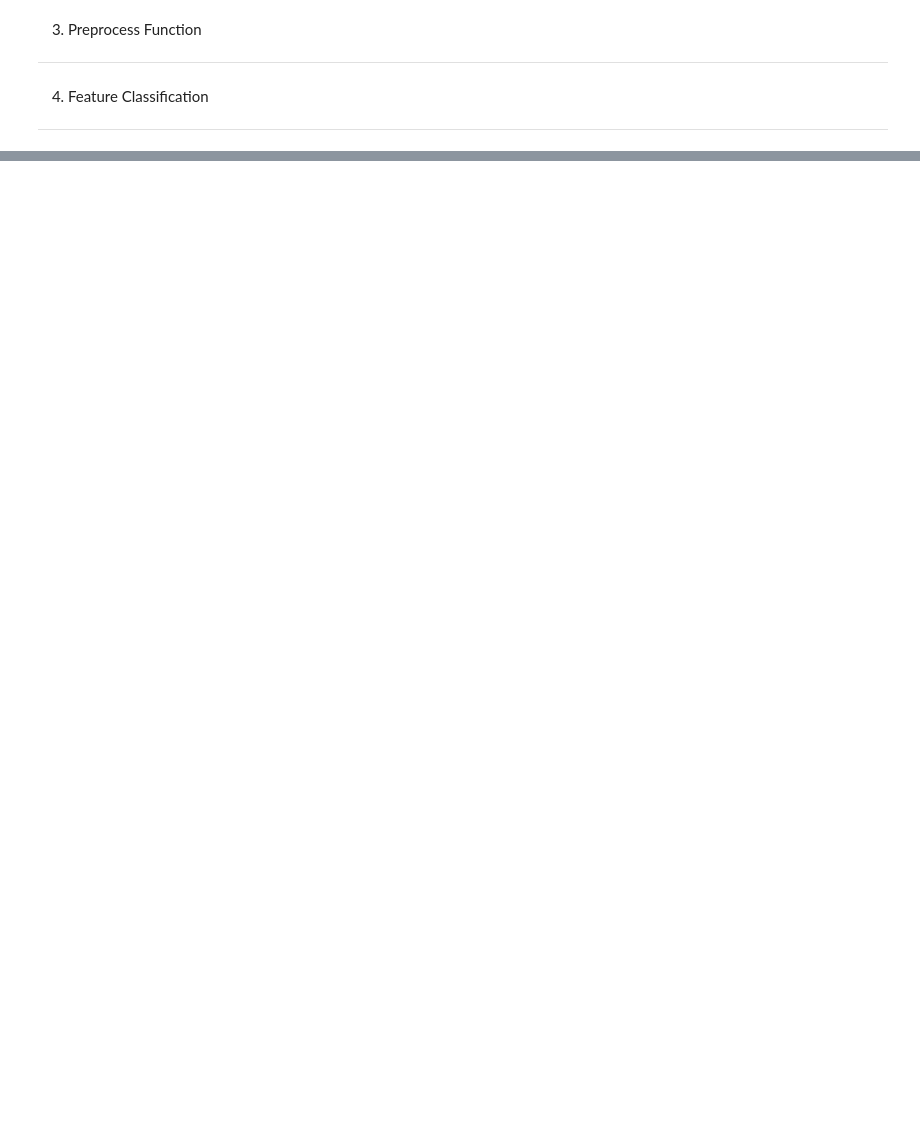
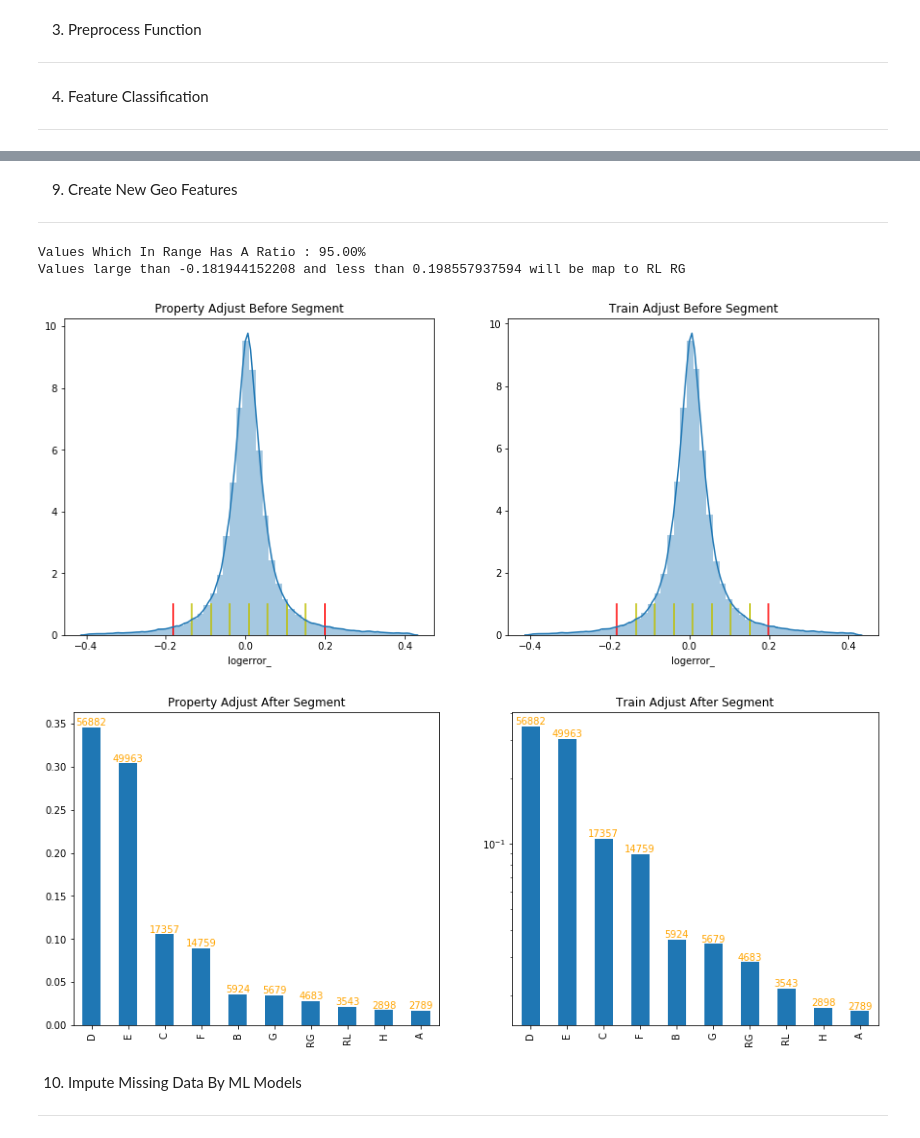
Before and after one commit to aeloyq/BerkeleyRemoteLab, a Jupyter notebook: Zillow/DataPreprocess.ipynb, the cells around one changed output, grey strips where cells are left out. Cells and saved outputs as stored; diff of their text form; code cells hidden in the pictures; blank space fills up the shorter version.

```diff
--- a/Zillow/DataPreprocess.ipynb
+++ b/Zillow/DataPreprocess.ipynb
@@ -685,0 +543,3 @@ data_norm.to_csv('./Data/prop_norm.csv')
+# %% [markdown]
+9. Create New Geo Features
+-----------------------------
@@ -685,0 +555,32 @@ data_norm.to_csv('./Data/prop_norm.csv')
+# %%
+location_num=preprocessing.StandardScaler().fit_transform(location_num).astype('float32')
+# %%
+location_x=np.concatenate([location_cat,location_num],1)
+location_x=location_x.astype('float32')
+# %%
+location_x_pca=pd.DataFrame(decomposition.PCA().fit_transform(location_x)[:,:2],columns=['clusterlocation_pca_0','clusterlocation_pca_1'])
+location_x_pca['parcelid']=properties.parcelid
+# %%
+properties=pd.merge(properties,location_x_pca,on='parcelid')
+# %%
+temp=properties.copy().set_index(['parcelid'])
+temp['index_']=properties.index
+location_train_idx=temp.loc[train_properties_clean.parcelid]['index_']
+location_train_num=location_num[location_train_idx].copy()
+location_train_cat=location_cat[location_train_idx].copy()
+location_train_tgt=train_properties_clean[['parcelid']].copy()
+location_train_tgt['logerror_']=train_properties_clean['logerror']
+seg_process(location_train_tgt,'logerror_',n_seg=8)
+location_train_tgtcat=preprocess_pipeline['logerror_'](location_train_tgt['logerror_'])
+location_train_x=np.concatenate([location_train_cat,location_train_num],1)
+location_train_y=preprocessing.LabelEncoder().fit_transform(location_train_tgtcat.values)
+location_train_x=location_train_x.astype('float32')
+model=discriminant_analysis.LinearDiscriminantAnalysis(n_components=3).fit(location_train_x,location_train_y)
+location_x_lda=pd.DataFrame(model.transform(location_x)[:,:3],columns=['clusterlocation_lda_0','clusterlocation_lda_1','clusterlocation_lda_2'])
+location_x_lda['parcelid']=properties.parcelid
+del temp,model
+# %% [output]
+Values Which In Range Has A Ratio : 95.00%
+Values large than -0.181944152208 and less than 0.198557937594 will be map to RL RG
+[figure, added]
+[figure, added]
@@ -685,0 +600,3 @@ data_norm.to_csv('./Data/prop_norm.csv')
+# %% [markdown]
+10. Impute Missing Data By ML Models
+---------------------------------------------
```
Also changed, not shown: parts of 124 cells of this notebook, 22 other files.
